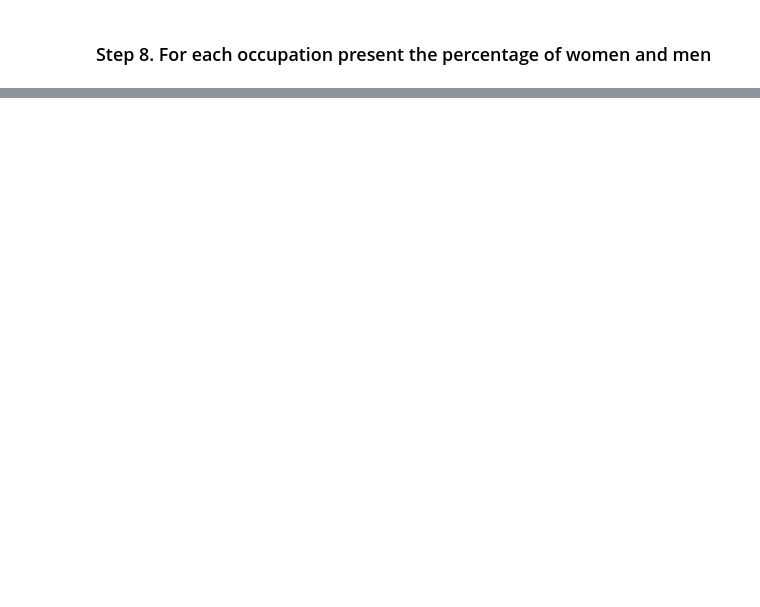
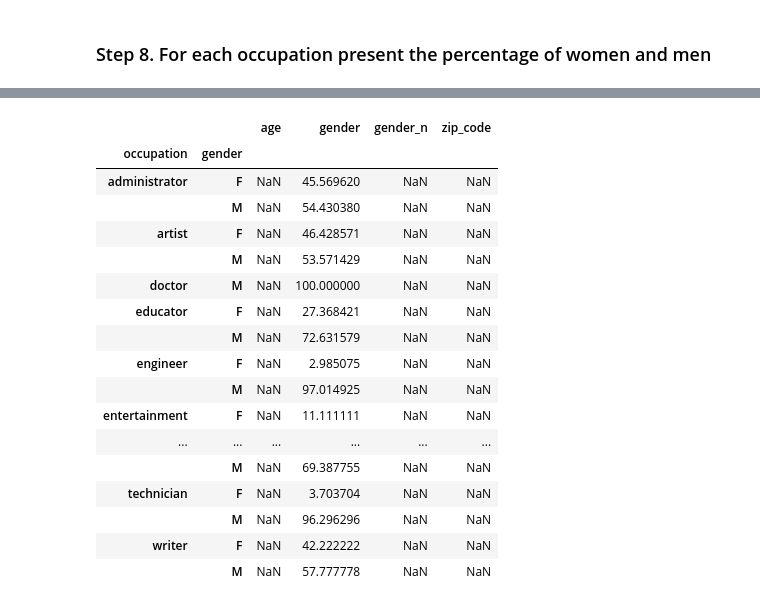
Before and after one commit to WHW-HAHA/Python-Data-Analysis, a Jupyter notebook: Pandas/03_Grouping/Occupation/Exercise.ipynb, the cells around one changed output, grey strips where cells are left out. Drawn from its saved outputs; the diff is of its cells as text; code cells hidden in the pictures; blank space fills up the shorter version.

Commit message:
Complete 03-Occupation

```diff
--- a/Pandas/03_Grouping/Occupation/Exercise.ipynb
+++ b/Pandas/03_Grouping/Occupation/Exercise.ipynb
@@ -65,2 +147,6 @@ users['gender_n'] = users['gender'].apply(gender_to_numeric)
 # %% [markdown]
 ### Step 8.  For each occupation present the percentage of women and men
+# %%
+# create a data frame and apply count to gender
+gender_ocup = users.groupby(['occupation', 'gender']).agg({'gender': 'count'})
+gender_ocup
@@ -66,0 +172,4 @@ users['gender_n'] = users['gender'].apply(gender_to_numeric)
+# %%
+# create a DataFrame and apply count for each occupation
+occup_count = users.groupby(['occupation']).agg('count')
+occup_count
@@ -66,0 +195,23 @@ users['gender_n'] = users['gender'].apply(gender_to_numeric)
+# %%
+# divide the gender_ocup per the occup_count and multiply per 100
+occup_gender = gender_ocup.div(occup_count, level = "occupation") * 100
+occup_gender
+# %% [output]
+|  |  | age | gender | gender_n | zip_code |
+| occupation | gender |  |  |  |  |
+| administrator | F | NaN | 45.569620 | NaN | NaN |
+|  | M | NaN | 54.430380 | NaN | NaN |
+| artist | F | NaN | 46.428571 | NaN | NaN |
+|  | M | NaN | 53.571429 | NaN | NaN |
+| doctor | M | NaN | 100.000000 | NaN | NaN |
+| educator | F | NaN | 27.368421 | NaN | NaN |
+|  | M | NaN | 72.631579 | NaN | NaN |
+| engineer | F | NaN | 2.985075 | NaN | NaN |
+|  | M | NaN | 97.014925 | NaN | NaN |
+| entertainment | F | NaN | 11.111111 | NaN | NaN |
+| ... | ... | ... | ... | ... | ... |
+|  | M | NaN | 69.387755 | NaN | NaN |
+| technician | F | NaN | 3.703704 | NaN | NaN |
+|  | M | NaN | 96.296296 | NaN | NaN |
+| writer | F | NaN | 42.222222 | NaN | NaN |
+|  | M | NaN | 57.777778 | NaN | NaN |
```
Also changed, not shown: parts of 7 cells of this notebook.
